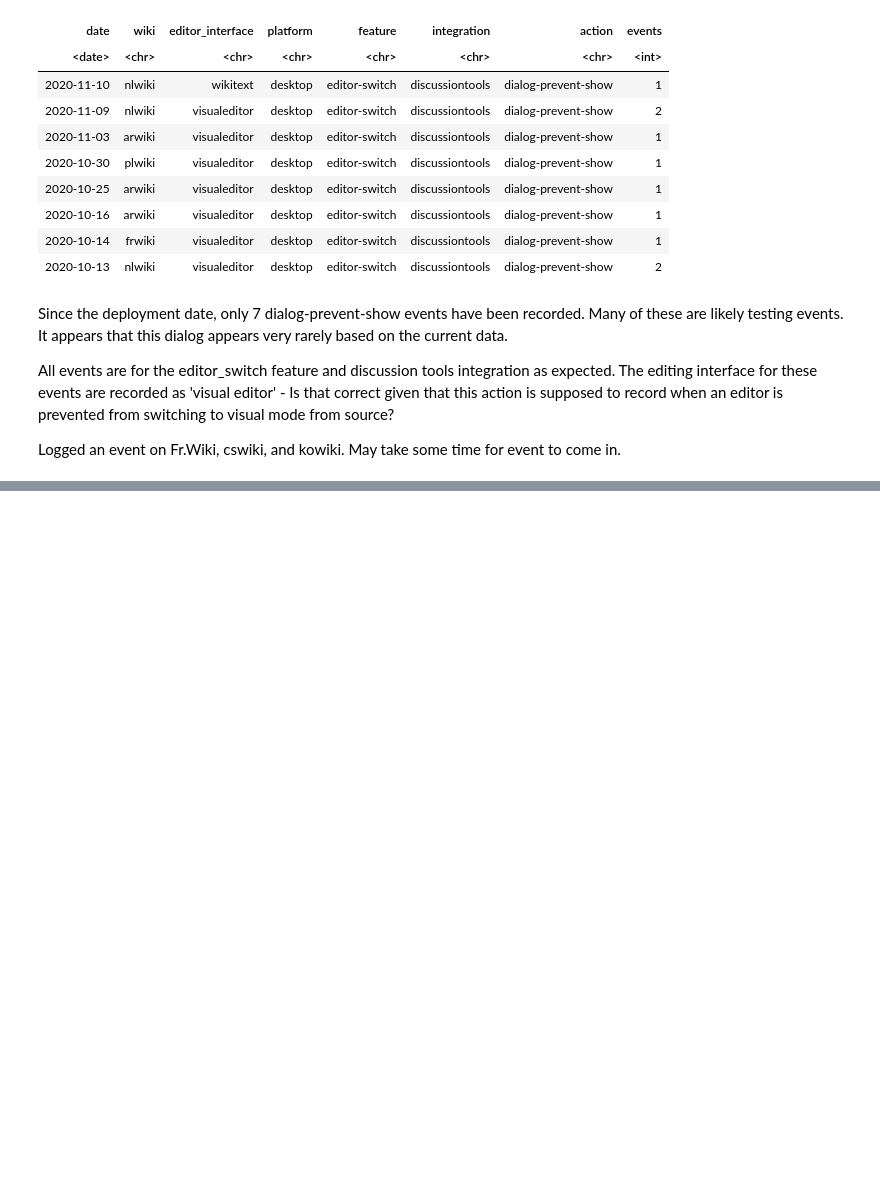
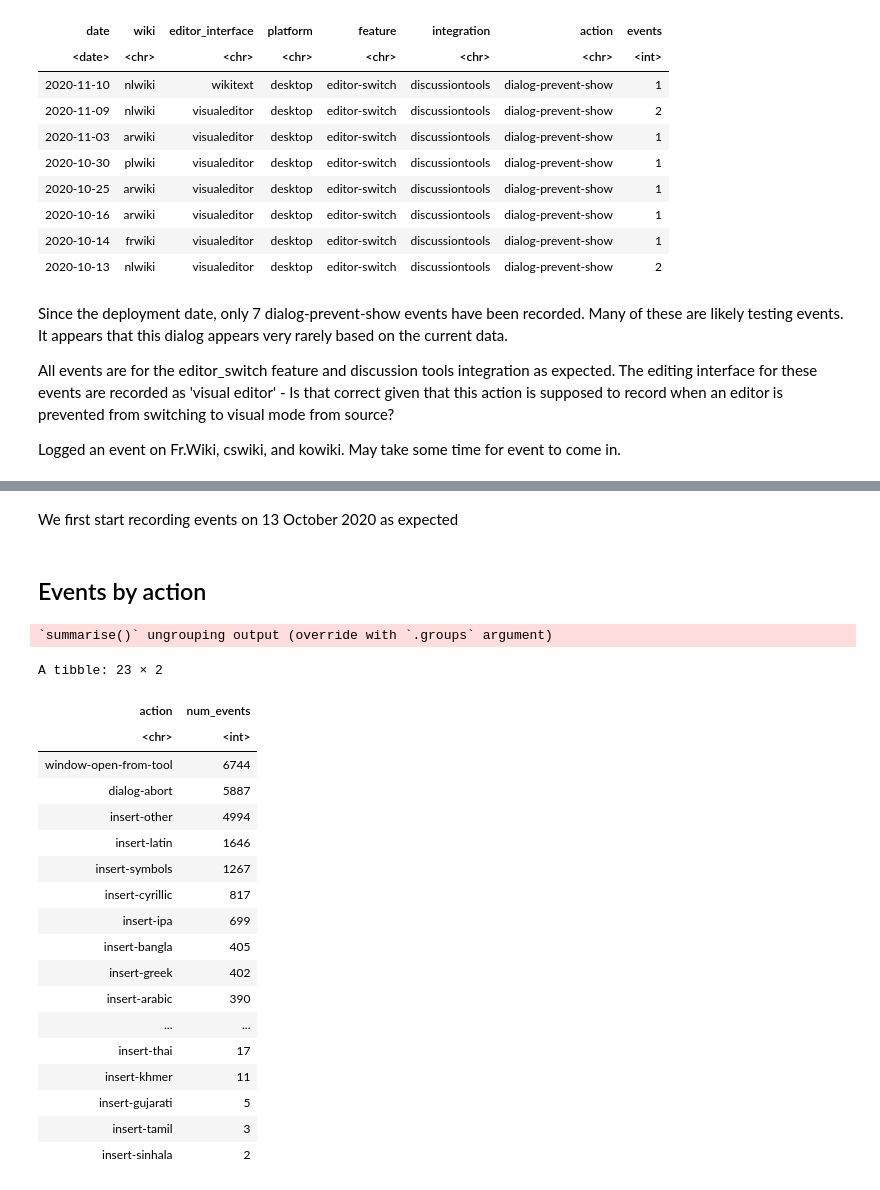
Before and after one commit to wikimedia-research/Reply-tools-analysis-2021, a Jupyter notebook: QA/Data QA_Part 3_New VEFU events.ipynb, the cells around one changed output, grey strips where cells are left out. Cells and saved outputs as stored; diff of their text form; code cells hidden in the pictures; blank space fills up the shorter version.

```diff
--- a/QA/Data QA_Part 3_New VEFU events.ipynb
+++ b/QA/Data QA_Part 3_New VEFU events.ipynb
@@ -246,0 +278,33 @@ Logged an event on Fr.Wiki, cswiki, and kowiki. May take some time for event to
+# %% [markdown]
+We first start recording events on 13 October 2020 as expected
+# %% [markdown]
+## Events by action
+# %%
+special_character_events_byaction <- collect_vefu_events %>%
+    filter(feature == 'specialCharacter') %>%
+    group_by(action)  %>%
+    summarise(num_events = sum(events)) %>%
+    arrange(desc(num_events))
+
+special_character_events_byaction
+# %% [output]
+`summarise()` ungrouping output (override with `.groups` argument)
+A tibble: 23 × 2
+| action | num_events |
+| <chr> | <int> |
+| window-open-from-tool | 6744 |
+| dialog-abort | 5887 |
+| insert-other | 4994 |
+| insert-latin | 1646 |
+| insert-symbols | 1267 |
+| insert-cyrillic | 817 |
+| insert-ipa | 699 |
+| insert-bangla | 405 |
+| insert-greek | 402 |
+| insert-arabic | 390 |
+| ... | ... |
+| insert-thai | 17 |
+| insert-khmer | 11 |
+| insert-gujarati | 5 |
+| insert-tamil | 3 |
+| insert-sinhala | 2 |
```
Also changed, not shown: parts of 19 cells of this notebook, 49 other files.
